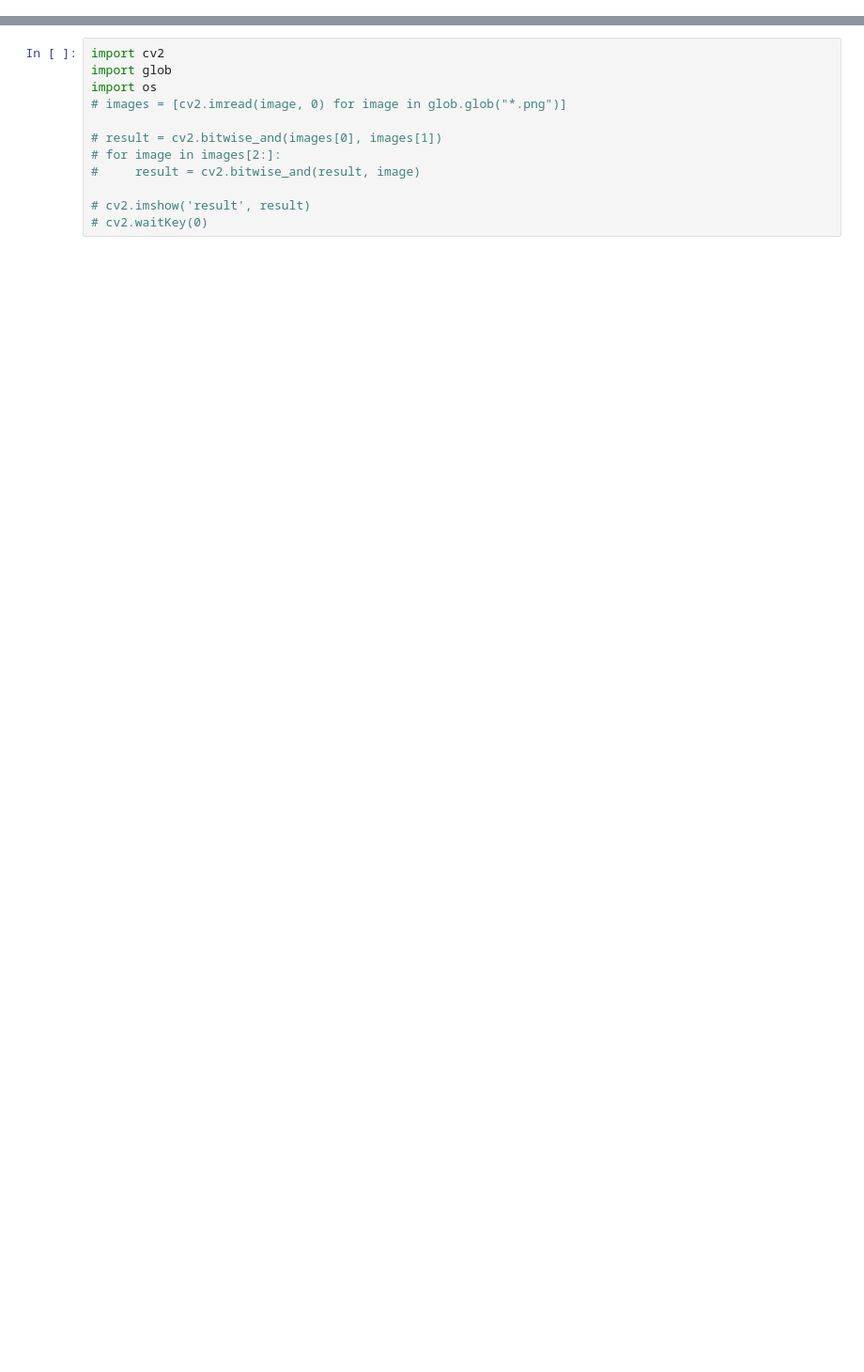
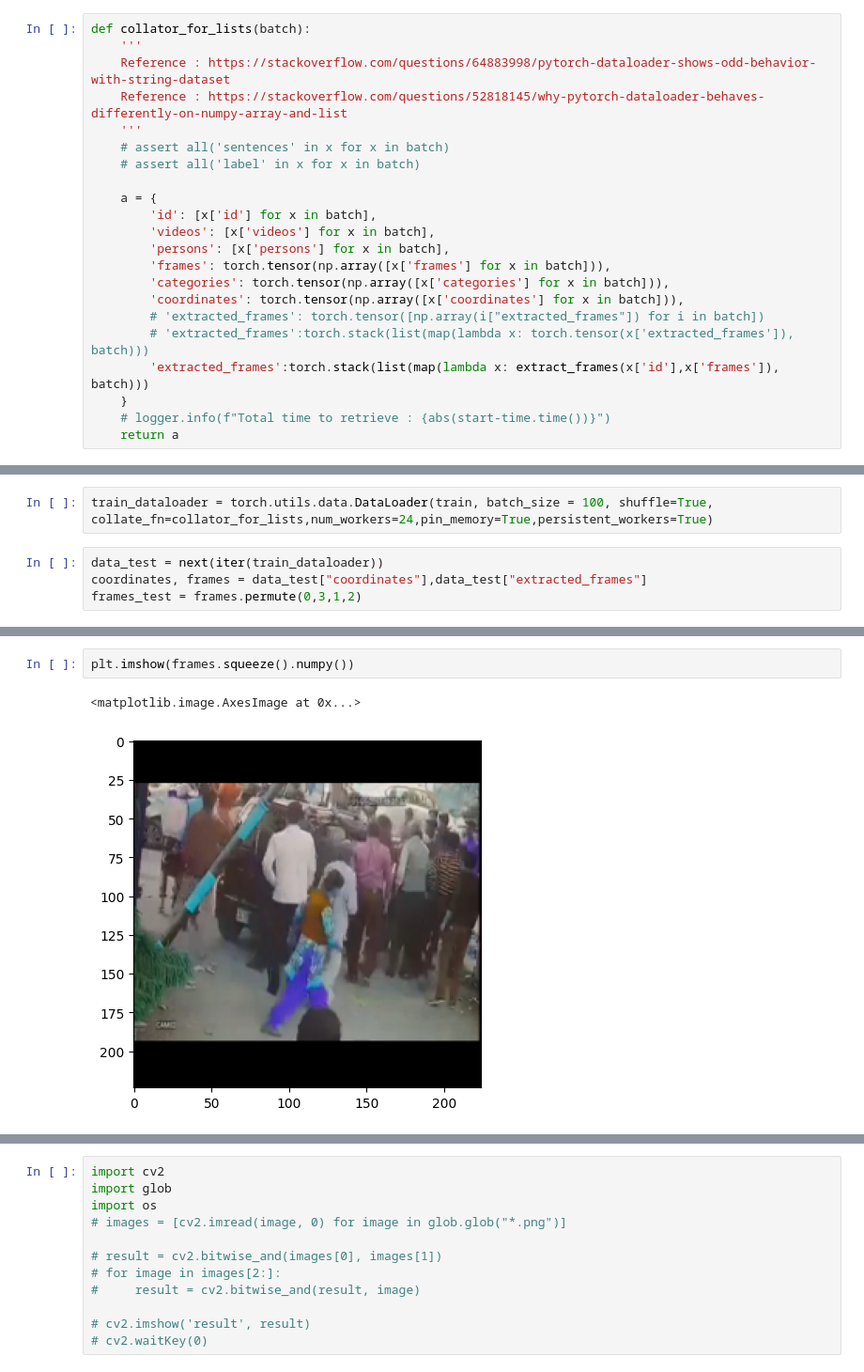
Before and after one commit to ratheeshaditya/thesis, a Jupyter notebook: aditya_test.ipynb, the cells around one changed output, grey strips where cells are left out. Shown at 94% size. Cells and saved outputs as stored; diff of their text form; blank space fills up the shorter version.

```diff
--- a/aditya_test.ipynb
+++ b/aditya_test.ipynb
@@ -81,0 +93,22 @@ array([11, 11, 11, 11, 11, 11, 11, 11, 11, 11, 11, 11, 11, 11, 11, 11, 11,
+# %%
+def collator_for_lists(batch):
+    '''
+    Reference : https://stackoverflow.com/questions/64883998/pytorch-dataloader-shows-odd-behavior-with-string-dataset
+    Reference : https://stackoverflow.com/questions/52818145/why-pytorch-dataloader-behaves-differently-on-numpy-array-and-list
+    '''
+    # assert all('sentences' in x for x in batch)
+    # assert all('label' in x for x in batch)
+
+    a = {
+        'id': [x['id'] for x in batch],
+        'videos': [x['videos'] for x in batch],
+        'persons': [x['persons'] for x in batch],
+        'frames': torch.tensor(np.array([x['frames'] for x in batch])),
+        'categories': torch.tensor(np.array([x['categories'] for x in batch])),
+        'coordinates': torch.tensor(np.array([x['coordinates'] for x in batch])),
+        # 'extracted_frames': torch.tensor([np.array(i["extracted_frames"]) for i in batch])
+        # 'extracted_frames':torch.stack(list(map(lambda x: torch.tensor(x['extracted_frames']), batch)))
+        'extracted_frames':torch.stack(list(map(lambda x: extract_frames(x['id'],x['frames']), batch)))
+    }
+    # logger.info(f"Total time to retrieve : {abs(start-time.time())}")
+    return a
@@ -81,0 +495,6 @@ array([11, 11, 11, 11, 11, 11, 11, 11, 11, 11, 11, 11, 11, 11, 11, 11, 11,
+# %%
+train_dataloader = torch.utils.data.DataLoader(train, batch_size = 100, shuffle=True, collate_fn=collator_for_lists,num_workers=24,pin_memory=True,persistent_workers=True)
+# %%
+data_test = next(iter(train_dataloader))
+coordinates, frames = data_test["coordinates"],data_test["extracted_frames"]
+frames_test = frames.permute(0,3,1,2)
@@ -81,0 +549,5 @@ array([11, 11, 11, 11, 11, 11, 11, 11, 11, 11, 11, 11, 11, 11, 11, 11, 11,
+# %%
+plt.imshow(frames.squeeze().numpy())
+# %% [output]
+<matplotlib.image.AxesImage at 0x...>
+[figure, added]
```
Also changed, not shown: parts of 131 cells of this notebook, 7 other files.
